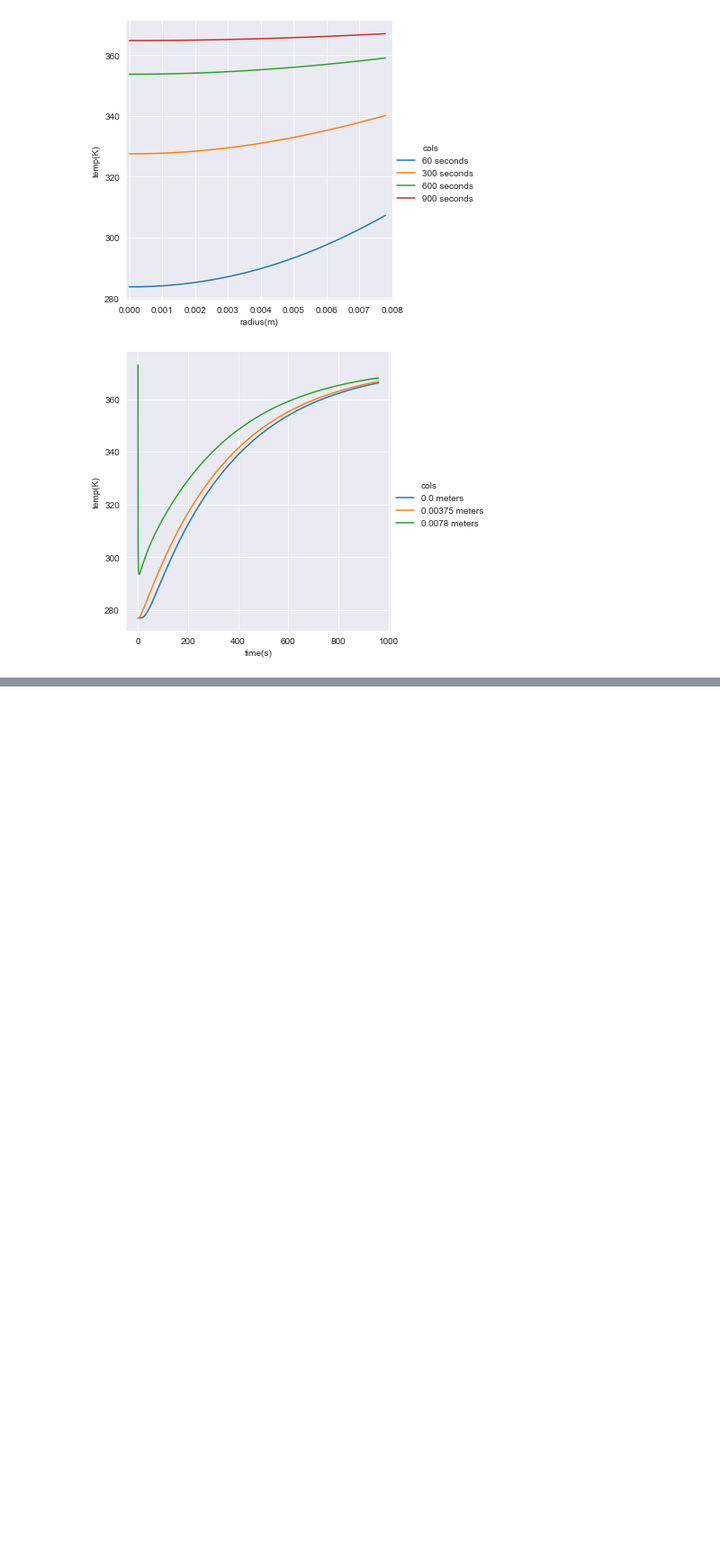
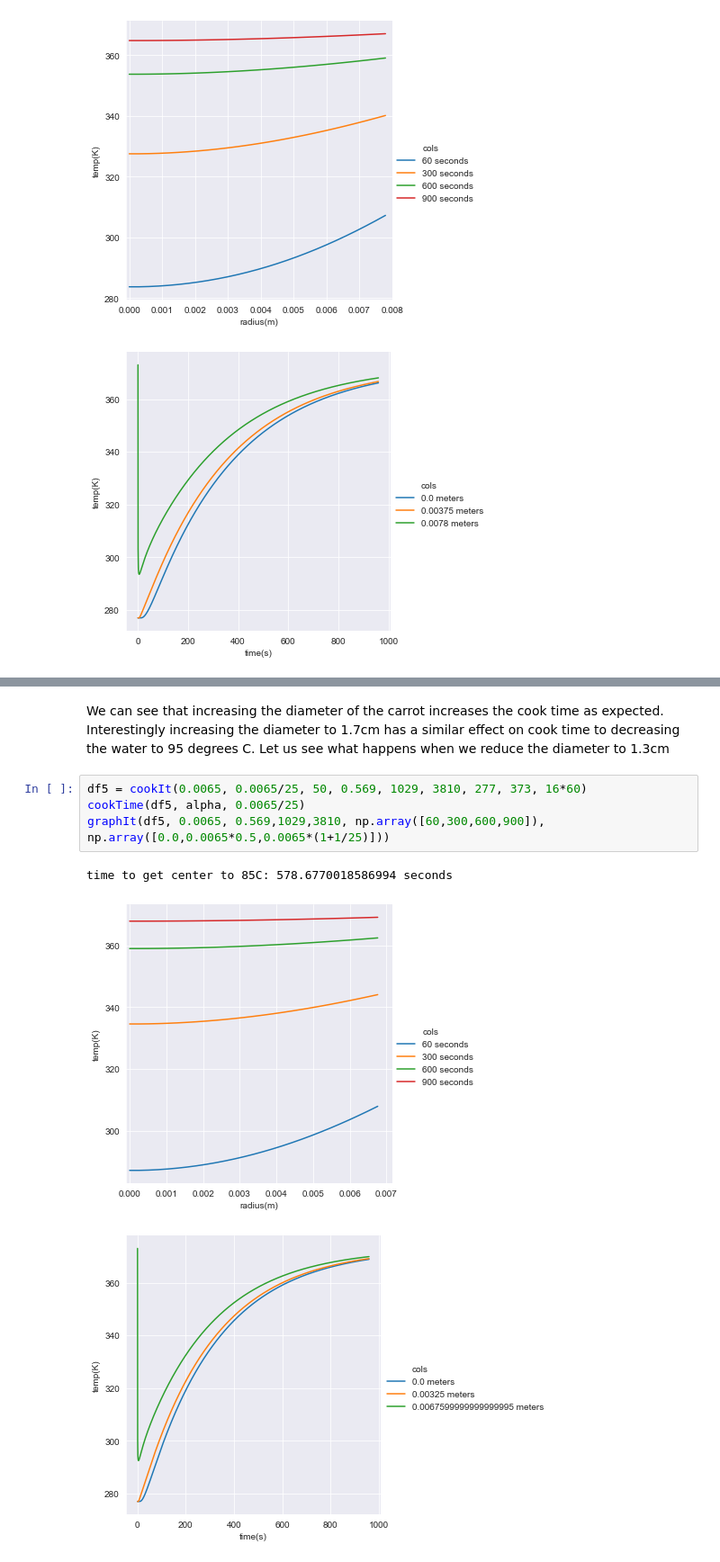
Before and after one commit to jmox0351/vegitarian_binder, a Jupyter notebook: Veg_binder.ipynb, the cells around one changed output, grey strips where cells are left out. Shown at 90% size. Drawn from its saved outputs; the diff is of its cells as text; blank space fills up the shorter version.

```diff
--- a/Veg_binder.ipynb
+++ b/Veg_binder.ipynb
@@ -85,0 +126,10 @@ graphIt(df1, 0.0075, 0.569,1029,3810, np.array([60,300,600,900]), np.array([0.0,
+# %% [markdown]
+We can see that increasing the diameter of the carrot increases the cook time as expected. Interestingly increasing the diameter to 1.7cm has a similar effect on cook time to decreasing the water to 95 degrees C. Let us see what happens when we reduce the diameter to 1.3cm
+# %%
+df5 = cookIt(0.0065, 0.0065/25, 50, 0.569, 1029, 3810, 277, 373, 16*60)
+cookTime(df5, alpha, 0.0065/25)
+graphIt(df5, 0.0065, 0.569,1029,3810, np.array([60,300,600,900]), np.array([0.0,0.0065*0.5,0.0065*(1+1/25)]))
+# %% [output]
+time to get center to 85C: 578.6770018586994 seconds
+[figure, added]
+[figure, added]
```
Also changed, not shown: parts of 13 cells of this notebook.
